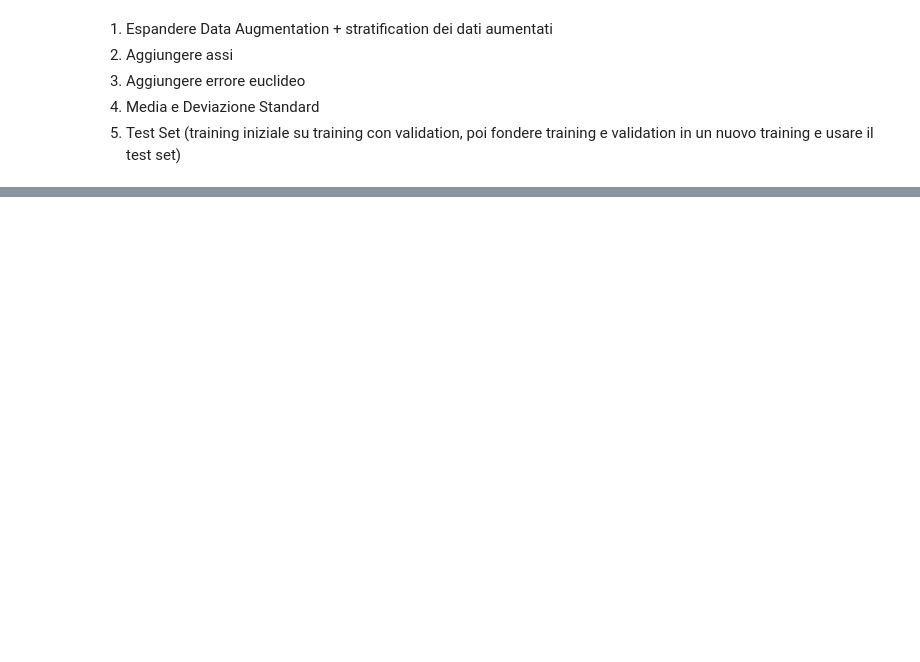
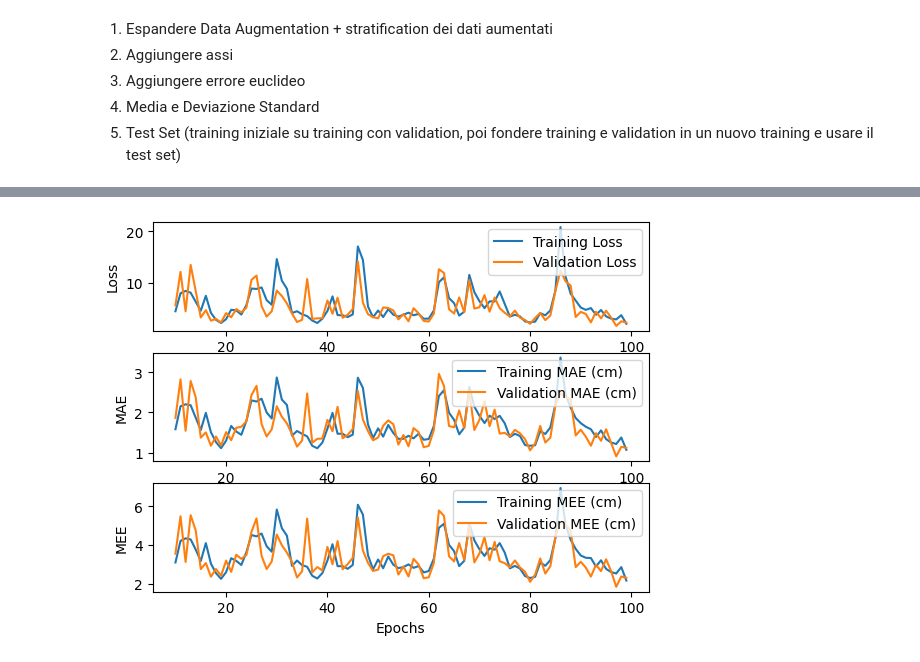
Before and after one commit to Servat0r/Robotics-Project, a Jupyter notebook: Robotics.ipynb, the cells around one changed output, grey strips where cells are left out. Saved outputs shown, nothing was run; the diff lists cells and outputs as text; code cells hidden in the pictures; blank space fills up the shorter version.

Commit message:
Added experiments with ResNet152 and InceptionResNetV2

```diff
--- a/Robotics.ipynb
+++ b/Robotics.ipynb
@@ -667,0 +796,6 @@ json.dump(augmented_finetuned_vgg_history.history, open('augmentedFinetunedVGG.j
+# %%
+base_model = tf.keras.applications.InceptionResNetV2(
+    include_top=False,
+    weights="imagenet",
+)
+base_model.trainable = False
@@ -667,0 +805,6 @@ json.dump(augmented_finetuned_vgg_history.history, open('augmentedFinetunedVGG.j
+# %%
+inputs = tf.keras.layers.Input(shape=(299, 299, 3))
+x = base_model(inputs, training=False)
+x = tf.keras.layers.Flatten()(x)
+outputs = tf.keras.layers.Dense(3, activation='linear')(x)
+finetuned_resnet50_model = tf.keras.Model(inputs, outputs)
@@ -667,0 +832,11 @@ json.dump(augmented_finetuned_vgg_history.history, open('augmentedFinetunedVGG.j
+# %%
+finetuned_resnet50_model.compile(
+    loss='mean_squared_error', optimizer=tf.keras.optimizers.Adam(learning_rate=1e-3),
+    metrics=['mean_absolute_error', mean_euclidean_error]
+)
+# %%
+finetuned_resnet50_history = finetuned_resnet50_model.fit(
+    train_images, train_tip_pos, epochs=n_epochs,
+    validation_data=(eval_images, eval_tip_pos),
+    batch_size = batch_size, shuffle=True,
+)
@@ -667,0 +861,15 @@ json.dump(augmented_finetuned_vgg_history.history, open('augmentedFinetunedVGG.j
+# %%
+%matplotlib inline
+plot_metrics(
+    finetuned_resnet50_history, start_epoch=10, end_epoch=None,
+    metrics=['loss', 'mean_absolute_error', 'mean_euclidean_error'],
+    data_labels=[
+        ('Training Loss', 'Validation Loss'), ('Training MAE (cm)', 'Validation MAE (cm)'),
+        ('Training MEE (cm)', 'Validation MEE (cm)')
+    ],
+    axes_labels=[
+        ('Epochs', 'Loss'), ('Epochs', 'MAE'), ('Epochs', 'MEE')
+    ]
+)
+# %% [output]
+[figure, added]
```
Also changed, not shown: parts of 26 cells of this notebook.
